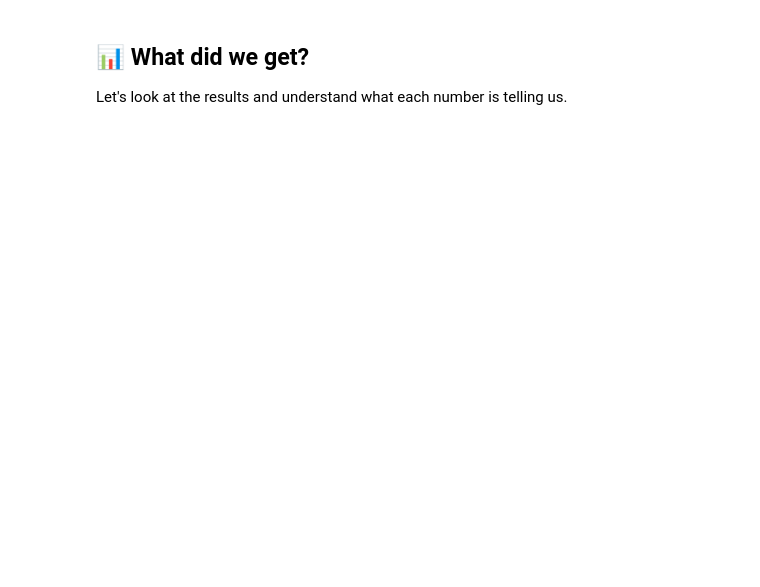
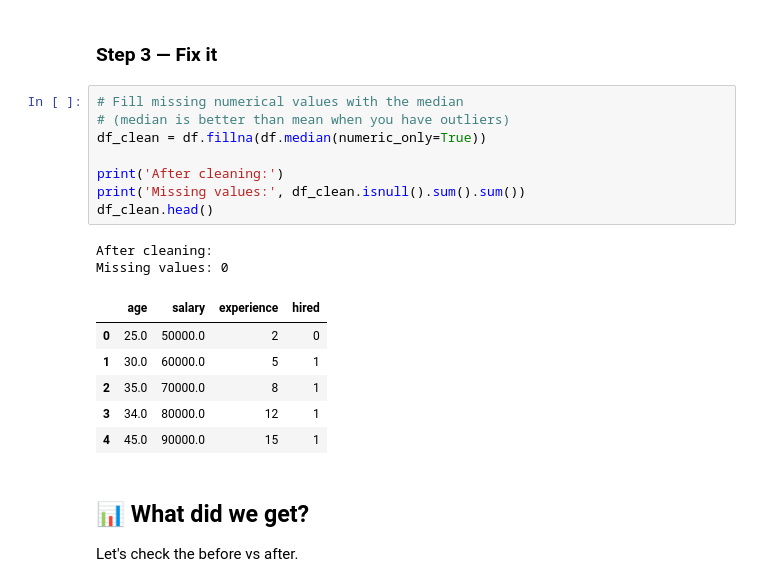
Before and after one commit to muhammadtalhaishtiaq/ai-orchestrator, a Jupyter notebook: 01-data-preprocessing/01_handling_missing_data.ipynb, the cells around one changed output. Cells and saved outputs as stored; diff of their text form; blank space fills up the shorter version.

```diff
--- a/01-data-preprocessing/01_handling_missing_data.ipynb
+++ b/01-data-preprocessing/01_handling_missing_data.ipynb
@@ -90,5 +103,24 @@ dtype: int64
+# %% [markdown]
+### Step 3 — Fix it
+# %%
+# Fill missing numerical values with the median
+# (median is better than mean when you have outliers)
+df_clean = df.fillna(df.median(numeric_only=True))
+
+print('After cleaning:')
+print('Missing values:', df_clean.isnull().sum().sum())
+df_clean.head()
+# %% [output]
+After cleaning:
+Missing values: 0
+|  | age | salary | experience | hired |
+| 0 | 25.0 | 50000.0 | 2 | 0 |
+| 1 | 30.0 | 60000.0 | 5 | 1 |
+| 2 | 35.0 | 70000.0 | 8 | 1 |
+| 3 | 34.0 | 80000.0 | 12 | 1 |
+| 4 | 45.0 | 90000.0 | 15 | 1 |
 # %% [markdown]
 ## 📊 What did we get?
 
-Let's look at the results and understand what each number is telling us.
+Let's check the before vs after.
 # %%
```
Also changed, not shown: parts of 20 cells of this notebook.
